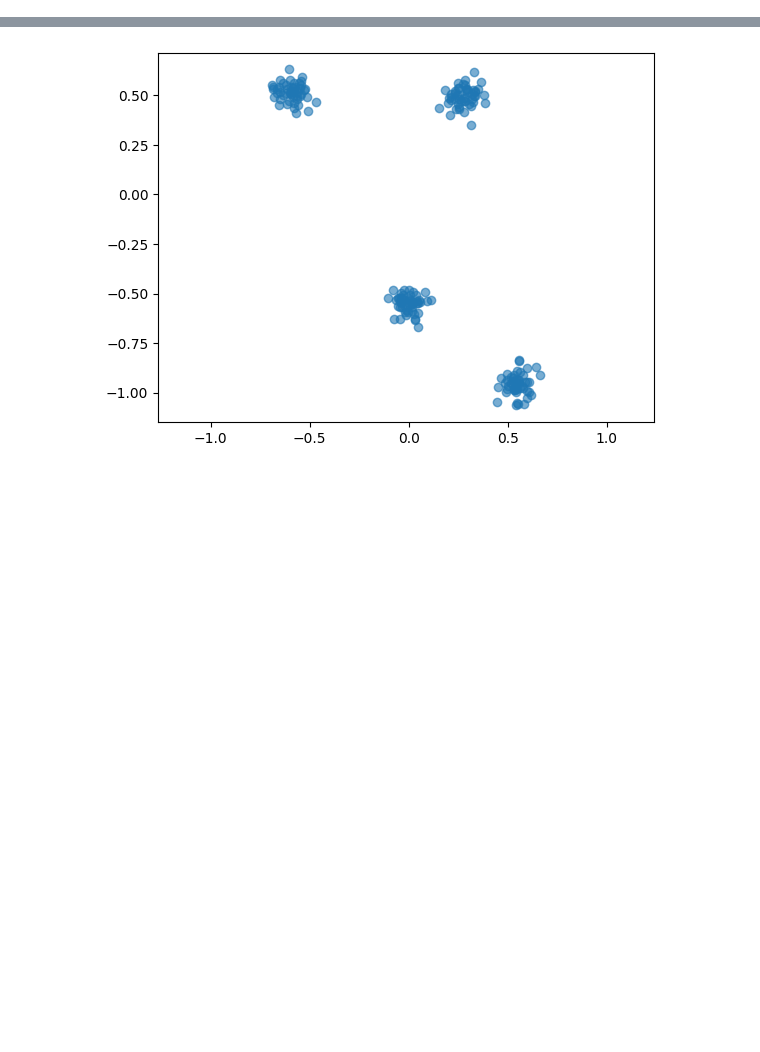
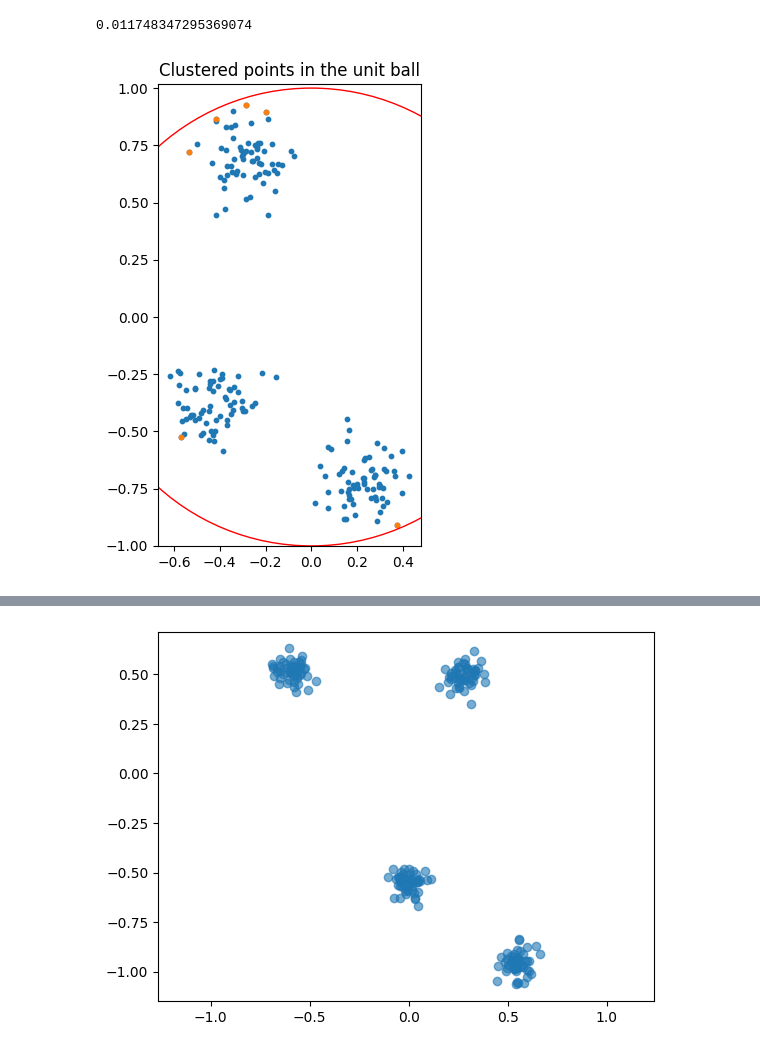
Before and after one commit to Quan-Zhou/MAB, a Jupyter notebook: clustering.ipynb, the cells around one changed output, grey strips where cells are left out. Drawn from its saved outputs; the diff is of its cells as text; code cells hidden in the pictures; blank space fills up the shorter version.

```diff
--- a/clustering.ipynb
+++ b/clustering.ipynb
@@ -19,2 +4,0 @@ def generate_clusters(n_clusters=3, points_per_cluster=100, spread=0.1, seed=Non
-# %%
-points, centers = generate_clusters(n_clusters=4, points_per_cluster=50, spread=0.05,seed=10)
@@ -20,0 +51,44 @@ points, centers = generate_clusters(n_clusters=4, points_per_cluster=50, spread=
+# %%
+def generate_clustered_points(n_points=100, n_clusters=3, radius=1.0):
+    points = []
+    points_per_cluster = n_points // n_clusters
+
+    # Step 1: Generate random cluster centers inside the unit ball
+    for _ in range(n_clusters):
+        while True:
+            center = np.random.uniform(-1, 1, size=2)
+            if np.linalg.norm(center) <= radius - 0.2:  # keep some margin for spread
+                break
+
+        # Step 2: Generate points around the center, constrained to the unit ball
+        for _ in range(points_per_cluster):
+            while True:
+                offset = np.random.normal(scale=0.1, size=2)
+                point = center + offset
+                if np.linalg.norm(point) <= radius:
+                    points.append(point)
+                    break
+
+    # In case n_points is not divisible by n_clusters
+    while len(points) < n_points:
+        points.append(points[np.random.randint(len(points))])
+    return np.array(points)
+# %%
+K=10
+pts = generate_clustered_points(n_points=200, n_clusters=3)
+fun=simplefunctions(K,pts)
+# points=fun.actionspace
+subset_idx=fun.subset
+fun.test()
+
+plt.figure(figsize=(6,6))
+plt.scatter(pts[:, 0], pts[:, 1], s=10)
+plt.scatter(pts[subset_idx, 0], pts[subset_idx, 1], s=10)
+circle = plt.Circle((0, 0), 1, color='r', fill=False)
+plt.gca().add_artist(circle)
+plt.gca().set_aspect('equal')
+plt.title("Clustered points in the unit ball")
+plt.show()
+# %% [output]
+0.011748347295369074
+[figure, added]
```
Also changed, not shown: parts of 6 cells of this notebook, 8 other files.
